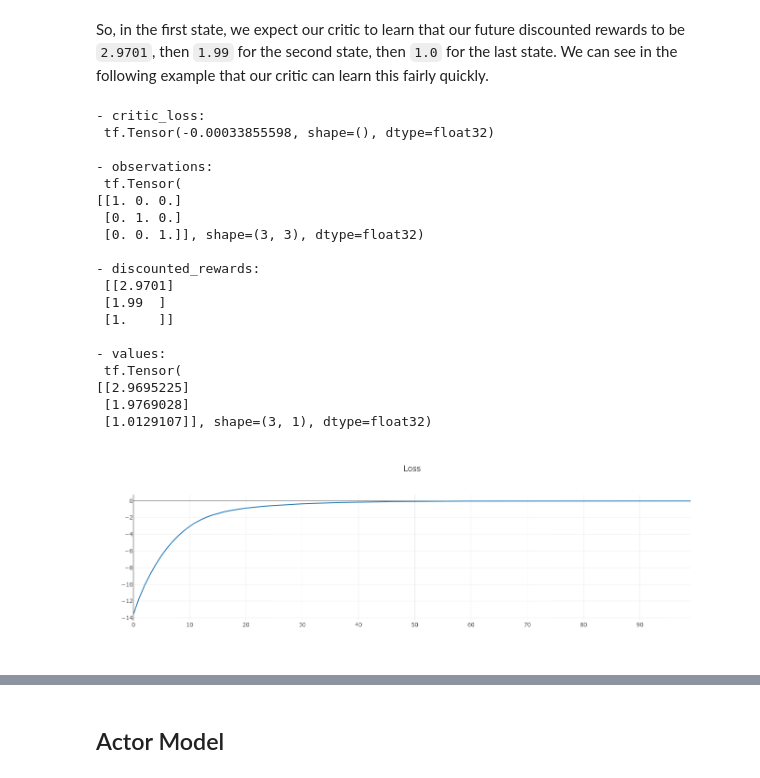
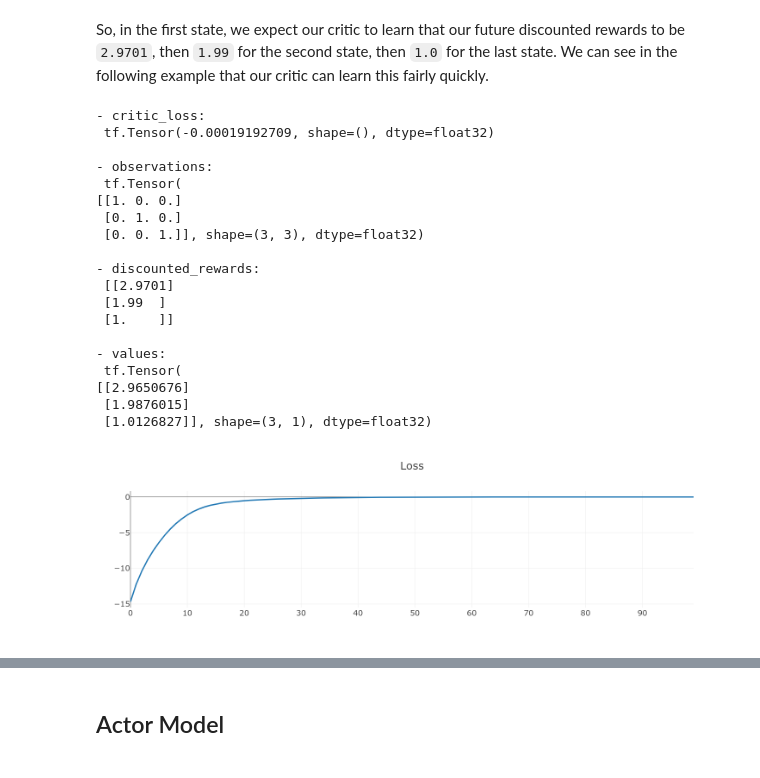
Before and after one commit to nathanmargaglio/Policy-Gradient-Methods-for-Reinforcement-Learning, a Jupyter notebook: A2C.ipynb, the cells around one changed output, grey strips where cells are left out. Saved outputs shown, nothing was run; the diff lists cells and outputs as text; code cells hidden in the pictures.

```diff
--- a/A2C.ipynb
+++ b/A2C.ipynb
@@ -164,36 +144,36 @@ for epoch in range(epochs):
 
     losses.append(float(critic_loss))
     critic_grads = tape.gradient(critic_loss, critic.trainable_weights)
     for w, g in zip(critic.trainable_weights, critic_grads):
         w.assign_add(lr * g)
 
 print('- critic_loss:\n', critic_loss)
 print('\n- observations:\n', observations)
 print('\n- discounted_rewards:\n', discounted_rewards)
 print('\n- values:\n', values)
 print()
 plotly.offline.iplot({
     "data": [go.Scatter(x=np.arange(len(losses)), y=losses)],
-    "layout": go.Layout(title="Loss")
+    "layout": go.Layout(title="Loss", template="presentation")
 })
 # %% [output]
 - critic_loss:
- tf.Tensor(-0.00033855598, shape=(), dtype=float32)
+ tf.Tensor(-0.00019192709, shape=(), dtype=float32)
 
 - observations:
  tf.Tensor(
 [[1. 0. 0.]
  [0. 1. 0.]
  [0. 0. 1.]], shape=(3, 3), dtype=float32)
 
 - discounted_rewards:
  [[2.9701]
  [1.99  ]
  [1.    ]]
 
 - values:
  tf.Tensor(
-[[2.9695225]
- [1.9769028]
- [1.0129107]], shape=(3, 1), dtype=float32)
+[[2.9650676]
+ [1.9876015]
+ [1.0126827]], shape=(3, 1), dtype=float32)
-[figure, old version]
+[figure, new version]
```
Also changed, not shown: parts of 30 cells of this notebook, 1 other file.
